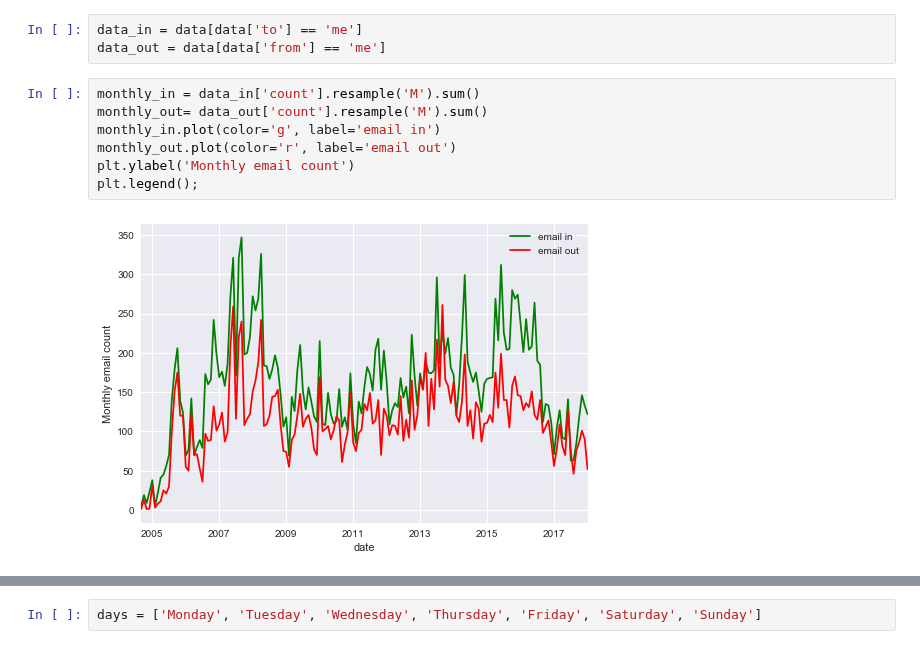
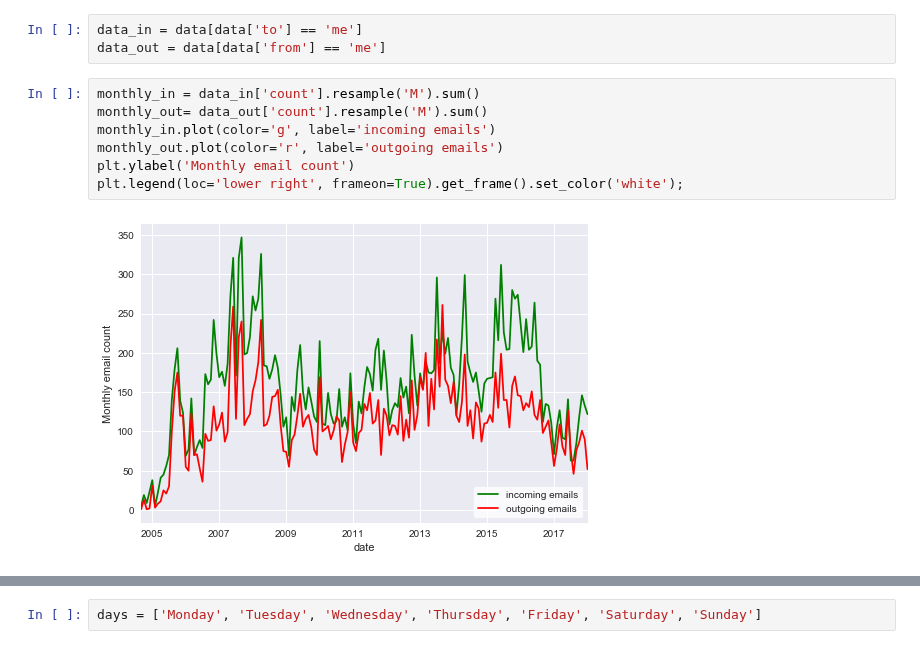
Before and after one commit to jsdiazpo/Gmail_Analysis, a Jupyter notebook: Gmail_Analysis.ipynb, the cells around one changed output, grey strips where cells are left out. Saved outputs shown, nothing was run; the diff lists cells and outputs as text.

```diff
--- a/Gmail_Analysis.ipynb
+++ b/Gmail_Analysis.ipynb
@@ -264,9 +265,9 @@ data_out = data[data['from'] == 'me']
 # %%
 monthly_in = data_in['count'].resample('M').sum()
 monthly_out= data_out['count'].resample('M').sum()
-monthly_in.plot(color='g', label='email in')
-monthly_out.plot(color='r', label='email out')
+monthly_in.plot(color='g', label='incoming emails')
+monthly_out.plot(color='r', label='outgoing emails')
 plt.ylabel('Monthly email count')
-plt.legend();
+plt.legend(loc='lower right', frameon=True).get_frame().set_color('white');
 # %% [output]
-[figure, old version]
+[figure, new version]
```
Also changed, not shown: parts of 12 cells of this notebook.
